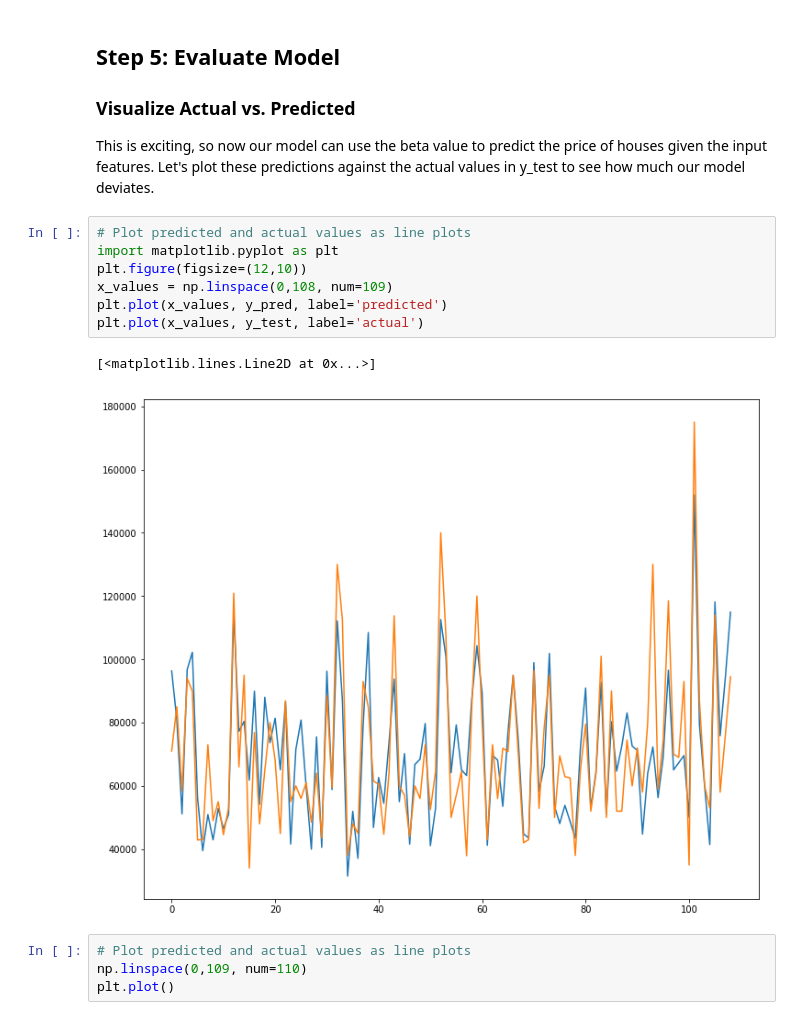
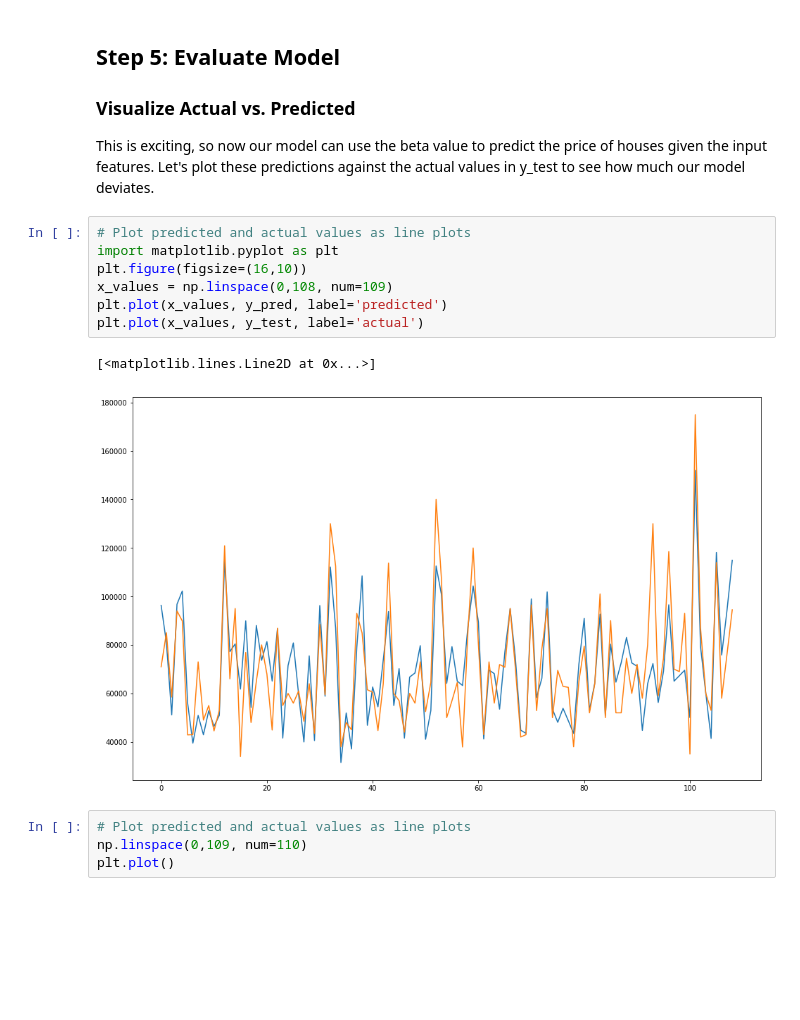
Before and after one commit to jdmitchell0216/dsc-2-13-15-linalg-regression-lab-nyc-ds-career-012819, a Jupyter notebook: index.ipynb, the cells around one changed output. Cells and saved outputs as stored; diff of their text form; blank space fills up the shorter version.

```diff
--- a/index.ipynb
+++ b/index.ipynb
@@ -190,13 +190,13 @@ This is exciting, so now our model can use the beta value to predict the price o
 # %%
 # Plot predicted and actual values as line plots
 import matplotlib.pyplot as plt
-plt.figure(figsize=(12,10))
+plt.figure(figsize=(16,10))
 x_values = np.linspace(0,108, num=109)
 plt.plot(x_values, y_pred, label='predicted')
 plt.plot(x_values, y_test, label='actual')
 # %% [output]
 [<matplotlib.lines.Line2D at 0x...>]
-[figure, old version]
+[figure, new version]
 # %%
 # Plot predicted and actual values as line plots
 np.linspace(0,109, num=110)
```
